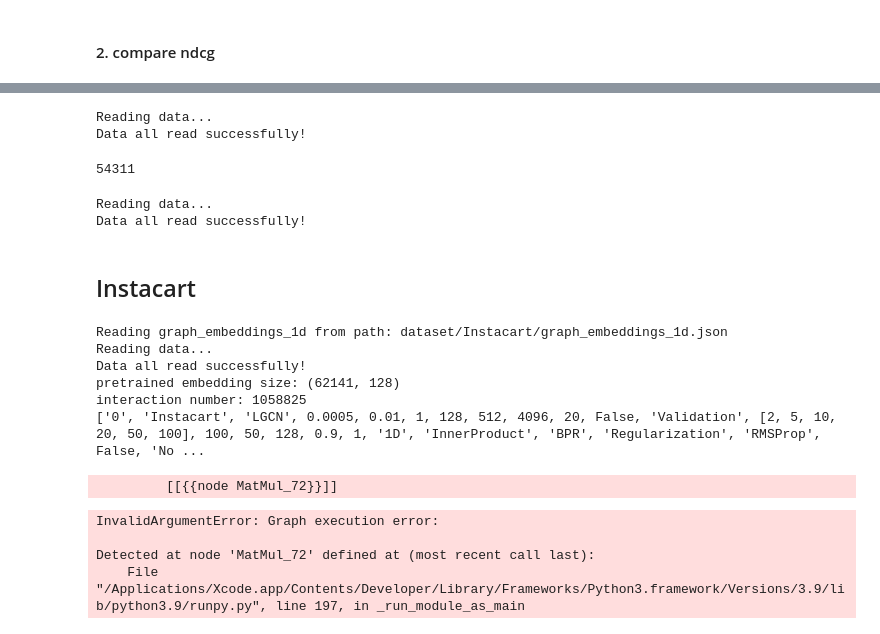
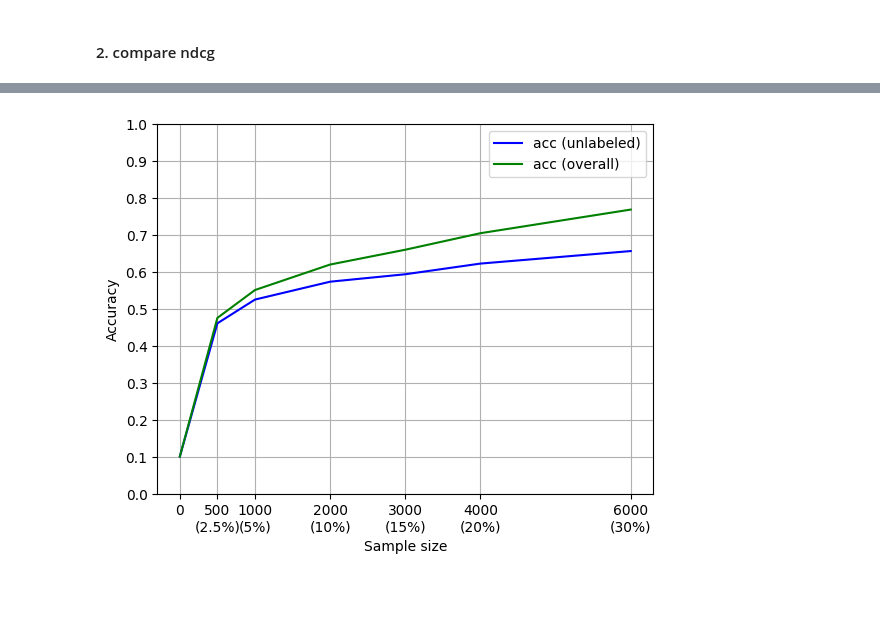
Before and after one commit to Hanc1999/LGCN, a Jupyter notebook: MBA_test_field.ipynb, the cells around one changed output, grey strips where cells are left out. Cells and saved outputs as stored; diff of their text form; code cells hidden in the pictures; blank space fills up the shorter version.

```diff
--- a/MBA_test_field.ipynb
+++ b/MBA_test_field.ipynb
@@ -206,16 +598,0 @@ array([0.26865515, 0.23625117, 0.23188139, 0.2402897 , 0.27642435,
-# %%
-datas1 = read_data.read_all_data_tri(params.all_para)
-# %% [output]
-Reading data...
-Data all read successfully!
-# %%
-np.sum([len(e) for e in datas1[5]])
-# %% [output]
-54311
-# %%
-datas2 = read_data.read_all_data_tri(params.all_para)
-# %% [output]
-Reading data...
-Data all read successfully!
-# %% [markdown]
-## Instacart
@@ -227,21 +599,21 @@ tri_lgcn_approach_dir = res_dir + "LGCN_tri_approach/"
-# %%
-assert params.all_para[2] == 'LGCN'
-read_data_res = read_data.read_all_data_tri(params.all_para)
-print(f'pretrained embedding size: {read_data_res[8].shape}')
-print(f'interaction number: {np.sum([len(v) for v in read_data_res[0]])}')
-print(params.all_para)
-# %% [output]
-Reading graph_embeddings_1d from path: dataset/Instacart/graph_embeddings_1d.json
-Reading data...
-Data all read successfully!
-pretrained embedding size: (62141, 128)
-interaction number: 1058825
-['0', 'Instacart', 'LGCN', 0.0005, 0.01, 1, 128, 512, 4096, 20, False, 'Validation', [2, 5, 10, 20, 50, 100], 100, 50, 128, 0.9, 1, '1D', 'InnerProduct', 'BPR', 'Regularization', 'RMSProp', False, 'No ...
-# %%
-F1_max = train_model.train_model(params.all_para[:26], read_data_res, lgcn_dir + 'MBA_LGCN_20240511_1.xlsx')
-# %% [output]
-         [[{{node MatMul_72}}]]
-InvalidArgumentError: Graph execution error:
-
-Detected at node 'MatMul_72' defined at (most recent call last):
-    File "/Applications/Xcode.app/Contents/Developer/Library/Frameworks/Python3.framework/Versions/3.9/lib/python3.9/runpy.py", line 197, in _run_module_as_main
+# %%
+sample_sizes = [0, 500, 1000, 2000, 3000, 4000, 6000] # add 500
+accs = [0.1, 0.460512, 0.524756, 0.573121, 0.593248, 0.622127, 0.656014]
+overall_accs = [0.1, 0.475181, 0.550601, 0.619551, 0.659610, 0.704327, 0.768256]
+plt.plot(sample_sizes, accs, 'b', label='acc (unlabeled)')
+plt.plot(sample_sizes, overall_accs, 'g', label='acc (overall)')
+
+plt.ylim(0,1.0)
+plt.yticks(np.arange(0,1.1,0.1))
+plt.xticks(sample_sizes, ['0', '500\n(2.5%)', '1000\n(5%)', '2000\n(10%)', '3000\n(15%)', '4000\n(20%)', '6000\n(30%)'])
+# plt.xticks(sample_sizes, ['(random)', '', '', '', '', '', ''], rotation=90)
+
+plt.grid()
+plt.legend()
+
+plt.xlabel('Sample size')
+plt.ylabel('Accuracy')
+
+plt.show()
+# %% [output]
+[figure, added]
```
Also changed, not shown: parts of 32 cells of this notebook.
